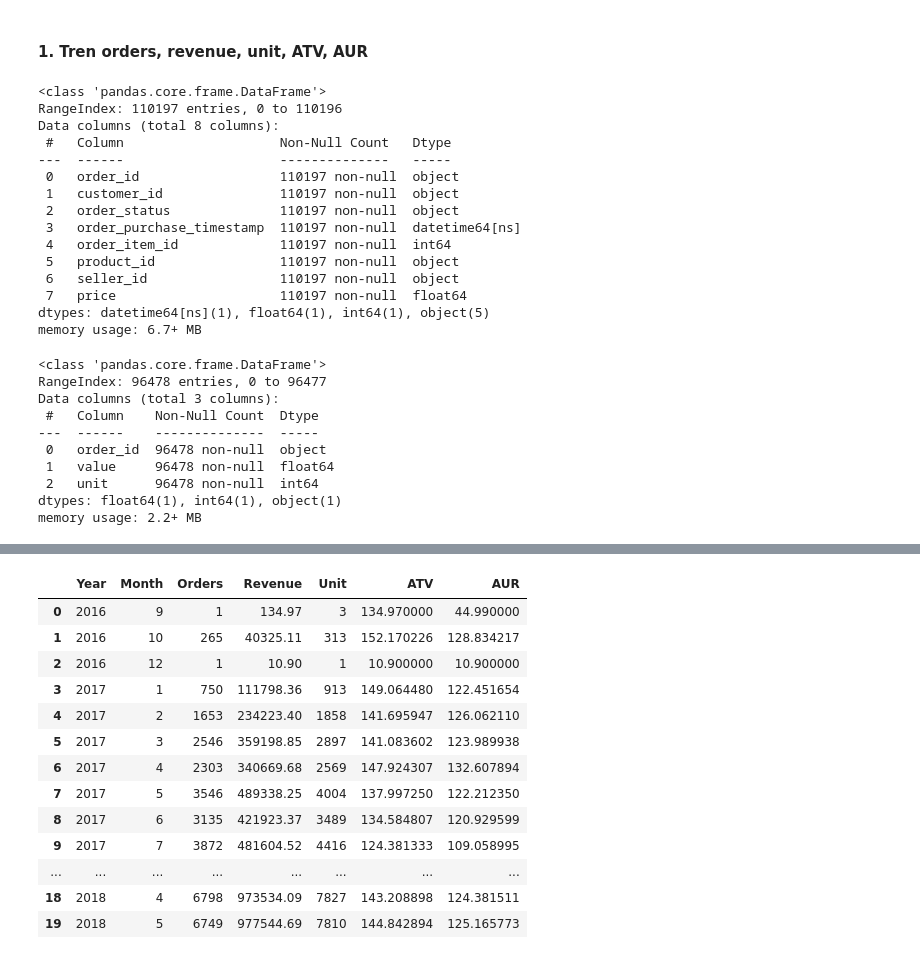
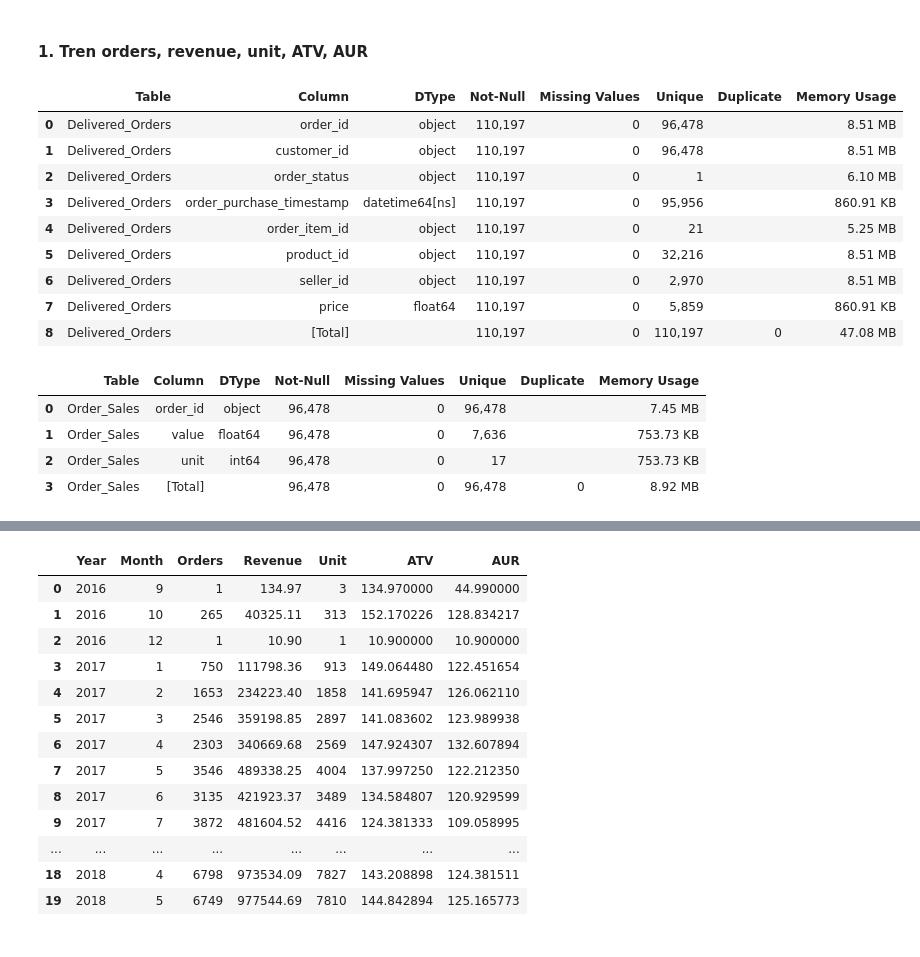
Before and after one commit to arguto1993/olist-ecommerce-performance, a Jupyter notebook: ecommerce_performance.ipynb, the cells around one changed output, grey strips where cells are left out. Saved outputs shown, nothing was run; the diff lists cells and outputs as text; code cells hidden in the pictures.

```diff
--- a/ecommerce_performance.ipynb
+++ b/ecommerce_performance.ipynb
@@ -155,8 +155,27 @@ display(table_dimension_df)
 #### Data Type, Missing Values, Unique, Duplicate
 # %%
 # Create a function to show table info
-def show_table_info(table_name):
-    df = df_dict.get(table_name)
+def show_table_info(table_name_or_df, table_name: str = None):
+    """
+    Display the information of the DataFrame.
+
+    Parameters:
+        table_name_or_df (str or DataFrame): The name of the DataFrame (as a string) or the DataFrame itself.
+        table_name (str, optional): If table_name_or_df is a DataFrame, provide the variable name here.
+    """
+    if isinstance(table_name_or_df, str):
+        df = df_dict.get(table_name_or_df)
+        table_name = table_name_or_df
+    elif isinstance(table_name_or_df, pd.DataFrame):
+        df = table_name_or_df
+        if not table_name:
+            table_name = "Unnamed DataFrame"
+    else:
+        raise ValueError("Input must be either a string (table name) or a pandas DataFrame.")
+
+    if df is None:
+        raise ValueError(f"No DataFrame found for table name: {table_name_or_df}")
+
     # Initialize a list to collect column information
     table_column_info = []
 
@@ -830,47 +985,42 @@ show_table_info("geolocation")
 # %%
 valid_columns_orders = [
     "order_id",
     "customer_id",
     "order_status",
     "order_purchase_timestamp",
 ]
 
 valid_columns_items = [
     "order_id",
     "order_item_id",
     "product_id",
     "seller_id",
     "price",
 ]
 
 # Filter for delivered orders
 df_orders_delivered = df_orders[df_orders['order_status'] == "delivered"]
 
 # Merge with order items to include price and other details
 df_orders_delivered_items = pd.merge(
     df_orders_delivered[valid_columns_orders],
     df_items[valid_columns_items],
     on='order_id',
     how='left'
 )
 
-df_orders_delivered_items.info()
+show_table_info(df_orders_delivered_items, "delivered_orders")
 # %% [output]
-<class 'pandas.core.frame.DataFrame'>
-RangeIndex: 110197 entries, 0 to 110196
-Data columns (total 8 columns):
- #   Column                    Non-Null Count   Dtype
----  ------                    --------------   -----
- 0   order_id                  110197 non-null  object
- 1   customer_id               110197 non-null  object
- 2   order_status              110197 non-null  object
- 3   order_purchase_timestamp  110197 non-null  datetime64[ns]
- 4   order_item_id             110197 non-null  int64
- 5   product_id                110197 non-null  object
- 6   seller_id                 110197 non-null  object
- 7   price                     110197 non-null  float64
-dtypes: datetime64[ns](1), float64(1), int64(1), object(5)
-memory usage: 6.7+ MB
+|  | Table | Column | DType | Not-Null | Missing Values | Unique | Duplicate | Memory Usage |
+| 0 | Delivered_Orders | order_id | object | 110,197 | 0 | 96,478 |  | 8.51 MB |
+| 1 | Delivered_Orders | customer_id | object | 110,197 | 0 | 96,478 |  | 8.51 MB |
+| 2 | Delivered_Orders | order_status | object | 110,197 | 0 | 1 |  | 6.10 MB |
+| 3 | Delivered_Orders | order_purchase_timestamp | datetime64[ns] | 110,197 | 0 | 95,956 |  | 860.91 KB |
+| 4 | Delivered_Orders | order_item_id | object | 110,197 | 0 | 21 |  | 5.25 MB |
+| 5 | Delivered_Orders | product_id | object | 110,197 | 0 | 32,216 |  | 8.51 MB |
+| 6 | Delivered_Orders | seller_id | object | 110,197 | 0 | 2,970 |  | 8.51 MB |
+| 7 | Delivered_Orders | price | float64 | 110,197 | 0 | 5,859 |  | 860.91 KB |
+| 8 | Delivered_Orders | [Total] |  | 110,197 | 0 | 110,197 | 0 | 47.08 MB |
 # %%
 # Group by order_id and calculate 'value' (sum of price) and 'unit' (count of items)
 df_orders_sales = df_orders_delivered_items.groupby('order_id').agg(
@@ -878,17 +1028,12 @@ df_orders_sales = df_orders_delivered_items.groupby('order_id').agg(
     unit=('order_item_id', 'count')  # Total item count per order
 ).reset_index()
 
-df_orders_sales.info()
+show_table_info(df_orders_sales, "order_sales")
 # %% [output]
-<class 'pandas.core.frame.DataFrame'>
-RangeIndex: 96478 entries, 0 to 96477
-Data columns (total 3 columns):
- #   Column    Non-Null Count  Dtype
----  ------    --------------  -----
- 0   order_id  96478 non-null  object
- 1   value     96478 non-null  float64
- 2   unit      96478 non-null  int64
-dtypes: float64(1), int64(1), object(1)
-memory usage: 2.2+ MB
+|  | Table | Column | DType | Not-Null | Missing Values | Unique | Duplicate | Memory Usage |
+| 0 | Order_Sales | order_id | object | 96,478 | 0 | 96,478 |  | 7.45 MB |
+| 1 | Order_Sales | value | float64 | 96,478 | 0 | 7,636 |  | 753.73 KB |
+| 2 | Order_Sales | unit | int64 | 96,478 | 0 | 17 |  | 753.73 KB |
+| 3 | Order_Sales | [Total] |  | 96,478 | 0 | 96,478 | 0 | 8.92 MB |
 # %%
 # Merge the aggregated data back with the original delivered orders DataFrame
```
Also changed, not shown: parts of 38 cells of this notebook.
